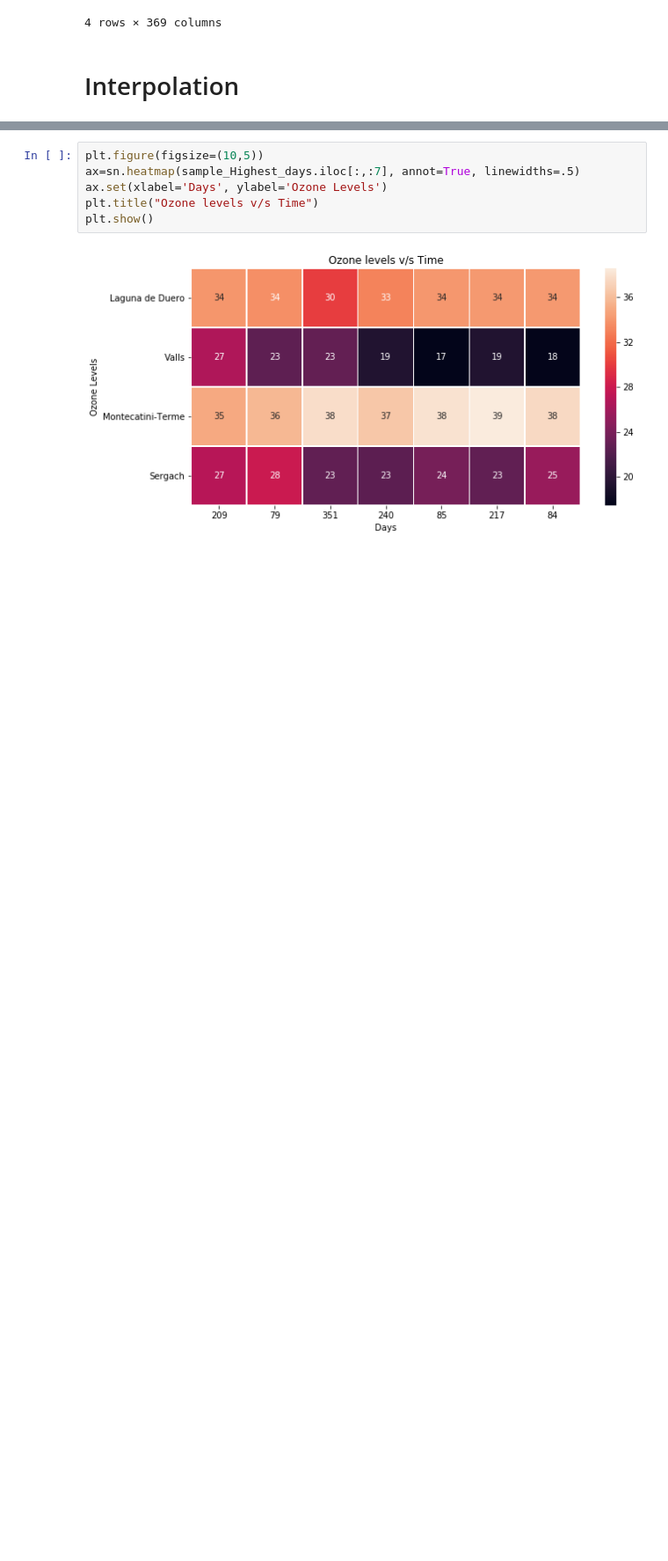
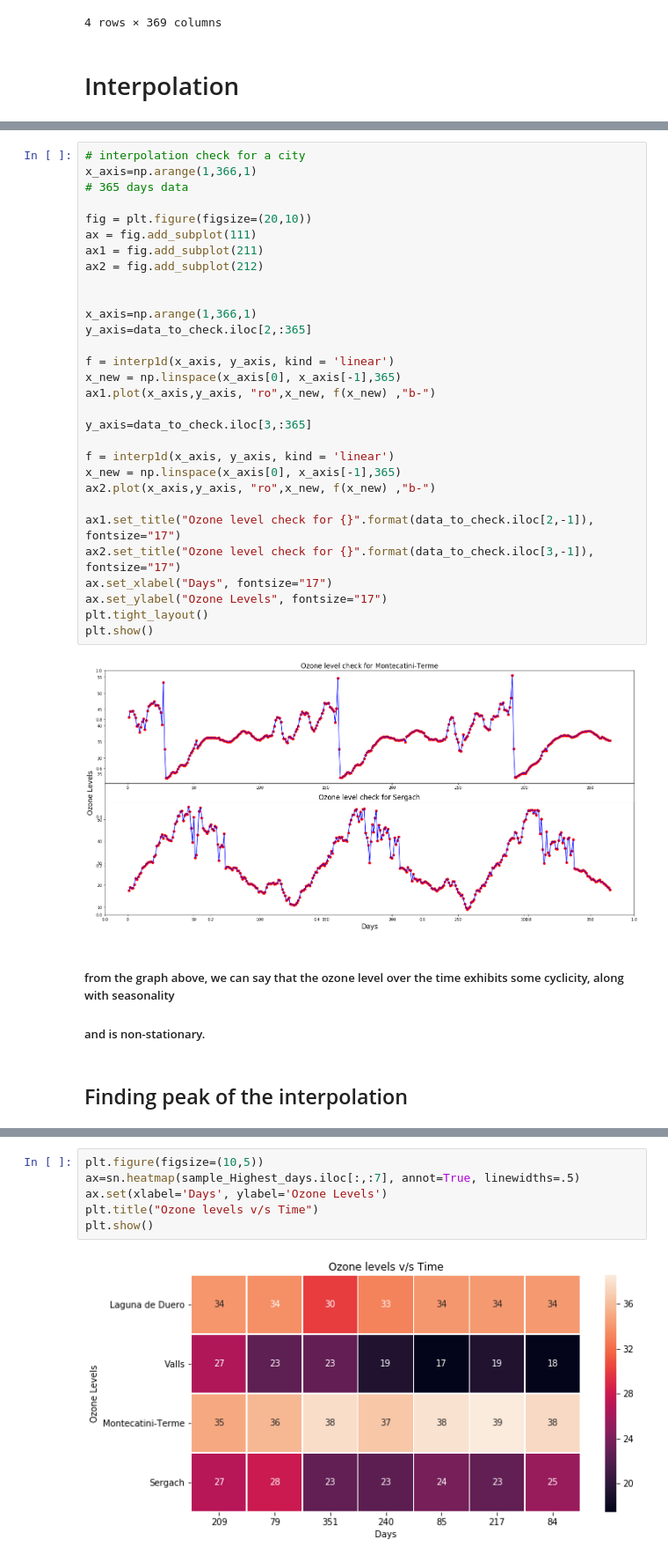
Before and after one commit to AmnaKhan1/Worst-7-days-Ozone-Levels, a Jupyter notebook: OzoneLevels.ipynb, the cells around one changed output, grey strips where cells are left out. Shown at 88% size. Saved outputs shown, nothing was run; the diff lists cells and outputs as text; blank space fills up the shorter version.

```diff
--- a/OzoneLevels.ipynb
+++ b/OzoneLevels.ipynb
@@ -215,0 +236,37 @@ plt.show()
+# %%
+# interpolation check for a city
+x_axis=np.arange(1,366,1)
+# 365 days data
+
+fig = plt.figure(figsize=(20,10))
+ax = fig.add_subplot(111)
+ax1 = fig.add_subplot(211)
+ax2 = fig.add_subplot(212)
+
+
+x_axis=np.arange(1,366,1)
+y_axis=data_to_check.iloc[2,:365]
+
+f = interp1d(x_axis, y_axis, kind = 'linear')
+x_new = np.linspace(x_axis[0], x_axis[-1],365)
+ax1.plot(x_axis,y_axis, "ro",x_new, f(x_new) ,"b-")
+
+y_axis=data_to_check.iloc[3,:365]
+
+f = interp1d(x_axis, y_axis, kind = 'linear')
+x_new = np.linspace(x_axis[0], x_axis[-1],365)
+ax2.plot(x_axis,y_axis, "ro",x_new, f(x_new) ,"b-")
+
+ax1.set_title("Ozone level check for {}".format(data_to_check.iloc[2,-1]), fontsize="17")
+ax2.set_title("Ozone level check for {}".format(data_to_check.iloc[3,-1]), fontsize="17")
+ax.set_xlabel("Days", fontsize="17")
+ax.set_ylabel("Ozone Levels", fontsize="17")
+plt.tight_layout()
+plt.show()
+# %% [output]
+[figure, added]
+# %% [markdown]
+##### from the graph above, we can say that the ozone level over the time exhibits some cyclicity, along with seasonality
+##### and is non-stationary.
+# %% [markdown]
+## Finding peak of the interpolation
```
Also changed, not shown: parts of 8 cells of this notebook.
